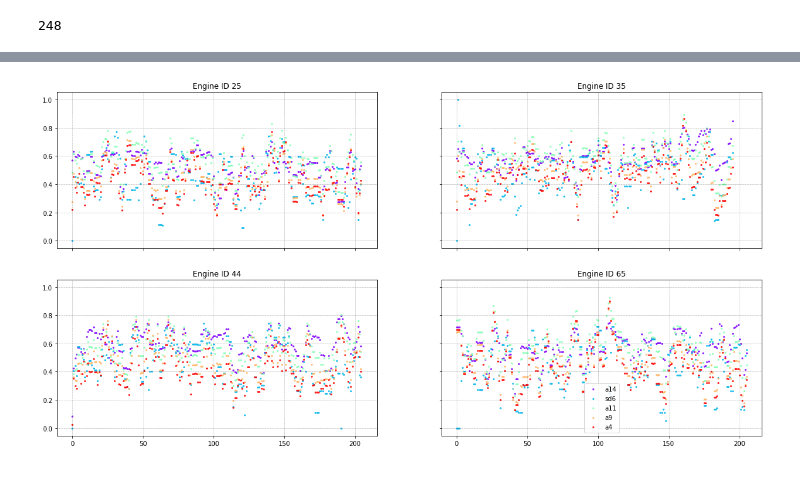
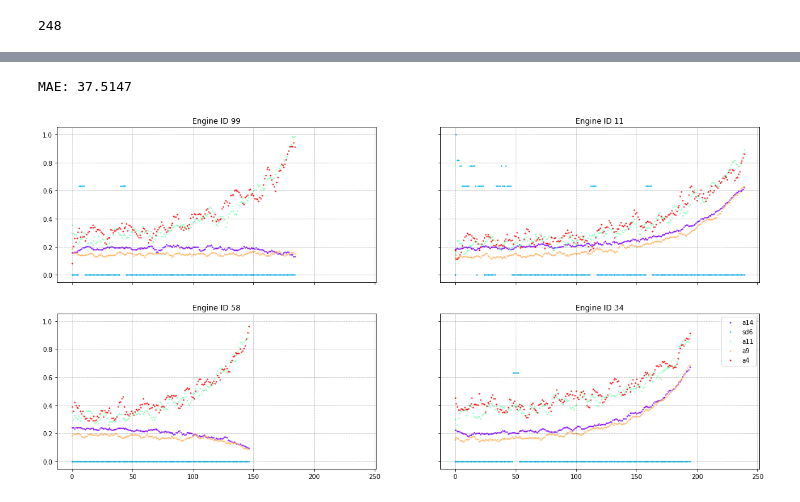
Before and after one commit to amer/IMPRO, a Jupyter notebook: Predictive Maintenance More Data.ipynb, the cells around one changed output, grey strips where cells are left out. Drawn from its saved outputs; the diff is of its cells as text; code cells hidden in the pictures.

```diff
--- a/Predictive Maintenance More Data.ipynb
+++ b/Predictive Maintenance More Data.ipynb
@@ -350,8 +350,11 @@ Xtest_4, ytest_4 = transfer_data(
 # %% [output]
 248
 # %%
-# Xg, yg = transfer_data(train_txt,colnames,features=features,shuffle=False,with_id=True)
-# Xgg, ygg = transfer_data(test_txt,colnames,features=features,shuffle=False,with_id=True)
+# Xg, yg = transfer_data(train_txt1,colnames,features=features,shuffle=False,with_id=True)
+# Xgg, ygg = transfer_data(test_txt1,colnames,features=features,shuffle=False,with_id=True)
+
+Xg, yg = transfer_data(train_txt1,colnames,features=features,shuffle=False,with_id=True)
+Xgg, ygg = transfer_data(test_txt1,colnames,features=features,shuffle=False,with_id=True)
 # %%
 params1 = {
   'loss':'huber',
@@ -371,3 +402,19 @@ MAE: 17.3576
+# %%
+params4 = {
+  'loss':'huber',
+  'learning_rate':0.01,
+  'max_leaf_nodes':50,
+  'n_estimators':700,
+  }
+
+clf4 = GradientBoostingRegressor(**params4)
+
+clf4.fit(X_train4, y_train4)
+
+mae = mean_absolute_error(y_test4,clf4.predict(X_test4))
+print("MAE: %.4f" % mae)
+# %% [output]
+MAE: 37.5147
 # %%
 clf = clf1
 params = params1
@@ -376,22 +439,22 @@ X_test, y_test = X_test1, y_test1
 # %%
 df = Xg
-ids = [25,35,44,65]
+ids = [99,11,58,34]
 
 f, axes = plt.subplots(ncols=2, nrows=2, figsize=(20, 10), sharex=True, sharey=True)
 
 for eng,ax in zip(ids,axes.flat):
   cols = ['a14','sd6','a11','a9','a4']
   e = df[df.id == eng]
   color=iter(cm.rainbow(np.linspace(0,1,len(cols))))
   for col in cols:
-    ax.scatter(np.arange(0, len(e), 1),e[col], c=next(color), s=4,alpha=0.8)
+    ax.scatter(np.arange(0, len(e), 1),e[col], c=next(color), s=2,alpha=0.8)
     ax.set_title("Engine ID {}".format(eng))
     ax.grid(color='k', linestyle='--', linewidth=0.5,alpha=.4)
 
 plt.legend()
 plt.show()
 # %% [output]
-[figure, old version]
+[figure, new version]
 # %%
 f, axes = plt.subplots(ncols=2, nrows=2, figsize=(20, 10), sharex=True, sharey=True)
 
```
Also changed, not shown: parts of 12 cells of this notebook, 5 other files.
